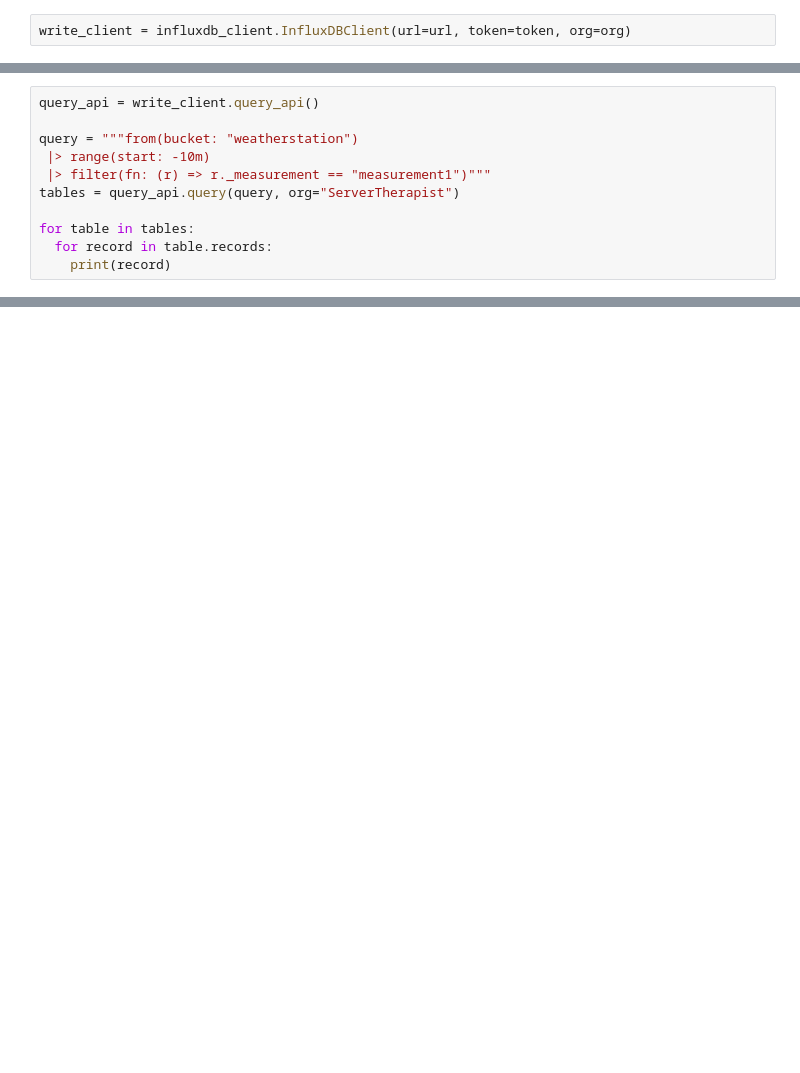
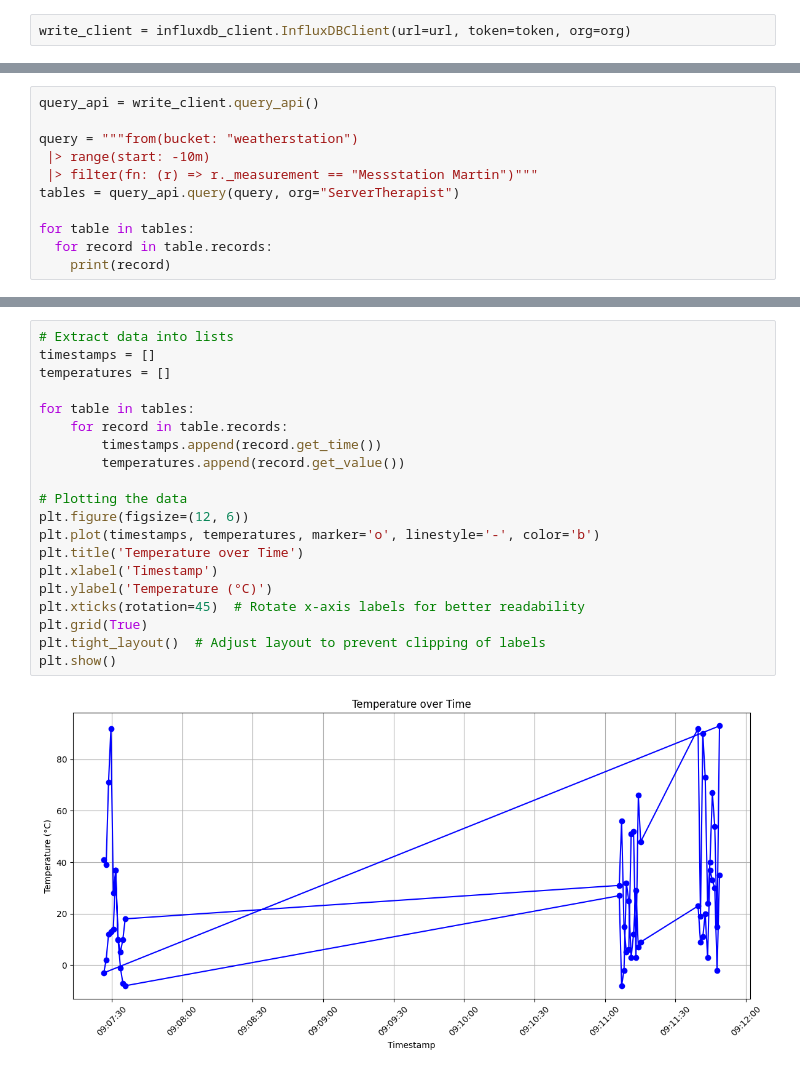
Before and after one commit to MartinDieCooleSocke420/sem2_big_data_tech, a Jupyter notebook: influxDB.ipynb, the cells around one changed output, grey strips where cells are left out. Saved outputs shown, nothing was run; the diff lists cells and outputs as text; blank space fills up the shorter version.

```diff
--- a/influxDB.ipynb
+++ b/influxDB.ipynb
@@ -49,7 +53,7 @@ query_api = write_client.query_api()
 
 query = """from(bucket: "weatherstation")
  |> range(start: -10m)
- |> filter(fn: (r) => r._measurement == "measurement1")"""
+ |> filter(fn: (r) => r._measurement == "Messstation Martin")"""
 tables = query_api.query(query, org="ServerTherapist")
 
 for table in tables:
@@ -75,0 +80,22 @@ FluxRecord() table: 1, {'result': '_result', 'table': 1, '_start': datetime.date
+# %%
+# Extract data into lists
+timestamps = []
+temperatures = []
+
+for table in tables:
+    for record in table.records:
+        timestamps.append(record.get_time())
+        temperatures.append(record.get_value())
+
+# Plotting the data
+plt.figure(figsize=(12, 6))
+plt.plot(timestamps, temperatures, marker='o', linestyle='-', color='b')
+plt.title('Temperature over Time')
+plt.xlabel('Timestamp')
+plt.ylabel('Temperature (°C)')
+plt.xticks(rotation=45)  # Rotate x-axis labels for better readability
+plt.grid(True)
+plt.tight_layout()  # Adjust layout to prevent clipping of labels
+plt.show()
+# %% [output]
+[figure, added]
```
Also changed, not shown: parts of 6 cells of this notebook, 2 other files.
